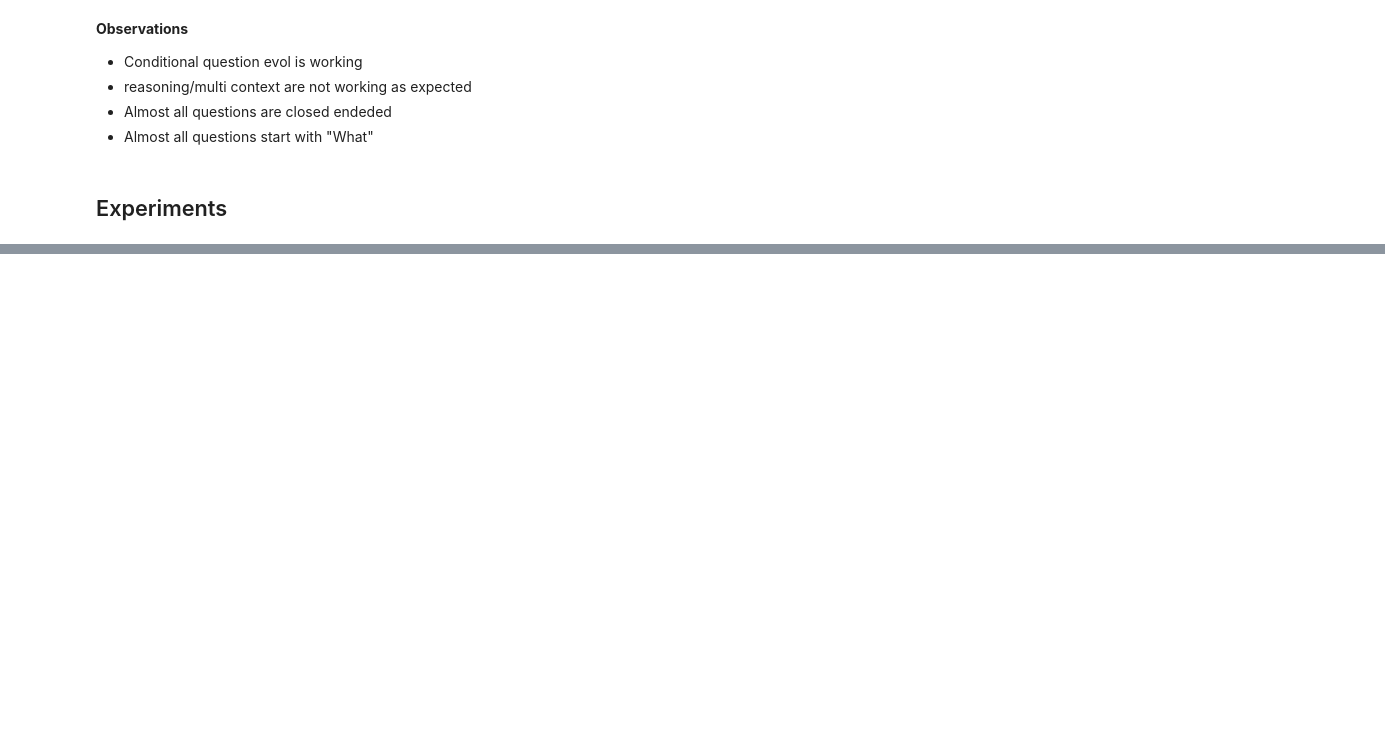
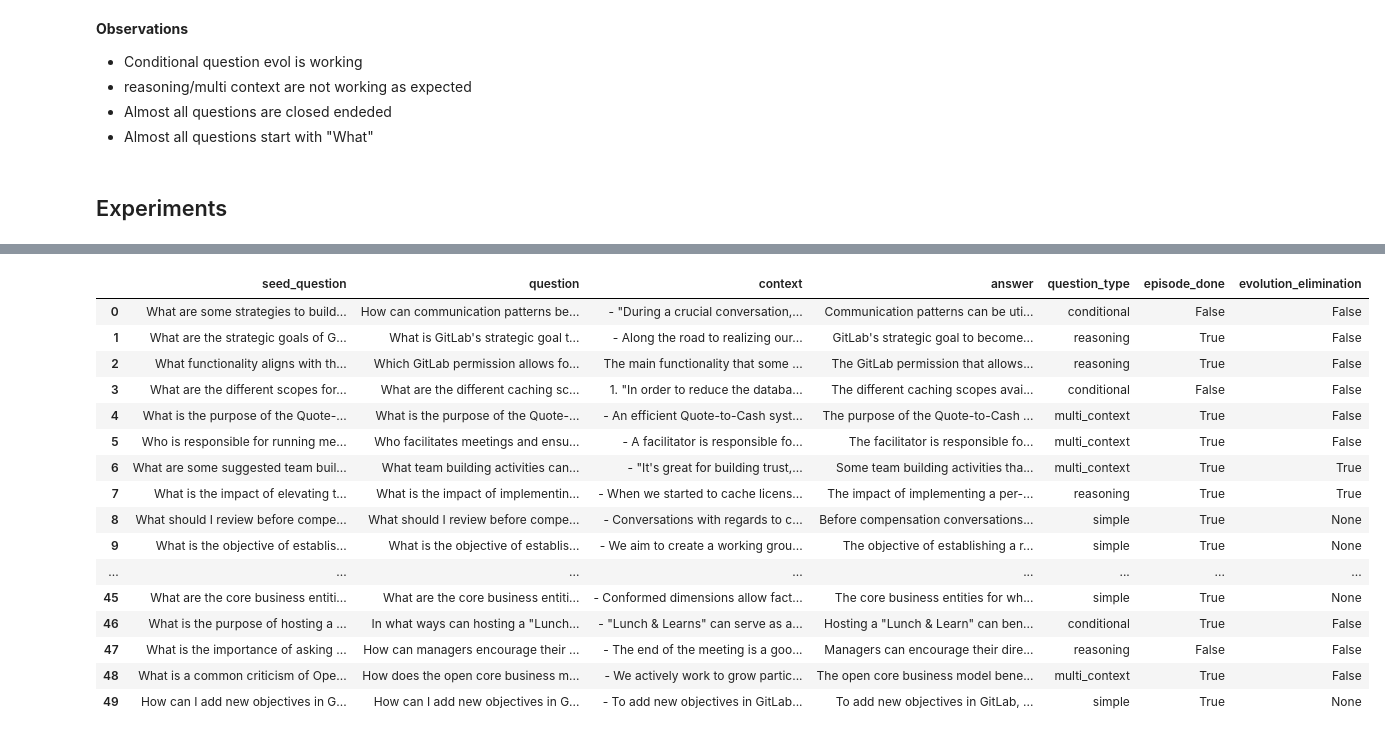
Before and after one commit to explodinggradients/ragas, a Jupyter notebook: experimental/Testgeneration.ipynb, the cells around one changed output, grey strips where cells are left out. Cells and saved outputs as stored; diff of their text form; code cells hidden in the pictures; blank space fills up the shorter version.

Commit message:
cusotmizes test generation

```diff
--- a/experimental/Testgeneration.ipynb
+++ b/experimental/Testgeneration.ipynb
@@ -148,8 +75,12 @@ class RagasMdReader(MarkdownReader):
 
     def get_local_metadata(self, text):
 
+        hyperlinks = {}
         pattern = r"\[(.*?)\]\((?!https)(.*?)\)"
-        return re.findall(pattern, text)
+        for k,v in re.findall(pattern, text):
+            if 'http' not in v and len(k.split())<=3 and v.split('/')[-1].startswith('#'):
+                hyperlinks[k] = v
+        return hyperlinks
 
     def load_data(
         self, file: Path, extra_info: Optional[Dict] = None
@@ -184,7 +115,13 @@ from ragas.testset.prompts import SEED_QUESTION
 # %%
-loader = SimpleDirectoryReader("/Users/shahules/Myprojects/rag-experiments/gitlab-handbook/data/handbook/communication/",
-                               recursive=True,
-                              file_extractor={".md":md_reader},
-                            file_metadata=RagasMdReader.get_file_metadata)
+dirs = [
+    "/Users/shahules/Myprojects/rag-experiments/gitlab-handbook/data/handbook/leadership/",
+    "/Users/shahules/Myprojects/rag-experiments/gitlab-handbook/data/handbook/company/",
+]
+documents = []
+for dir_path in dirs:
+    loader = SimpleDirectoryReader(dir_path,
+                                   recursive=True,
+                                  file_extractor={".md":md_reader},
+                                file_metadata=RagasMdReader.get_file_metadata)
+
+    documents.extend(loader.load_data())
-# %%
-documents = loader.load_data()
@@ -212,0 +134,2 @@ prompt = SEED_QUESTION.prompt.template.format(context=documents[5].get_content()
+# %%
+testset = testsetgenerator.generate(documents, test_size=50)
@@ -212,0 +227,20 @@ prompt = SEED_QUESTION.prompt.template.format(context=documents[5].get_content()
+# %%
+testset.to_pandas()
+# %% [output]
+|  | seed_question | question | context | answer | question_type | episode_done | evolution_elimination |
+| 0 | What are some strategies to build... | How can communication patterns be... | - "During a crucial conversation,... | Communication patterns can be uti... | conditional | False | False |
+| 1 | What are the strategic goals of G... | What is GitLab's strategic goal t... | - Along the road to realizing our... | GitLab's strategic goal to become... | reasoning | True | False |
+| 2 | What functionality aligns with th... | Which GitLab permission allows fo... | The main functionality that some ... | The GitLab permission that allows... | reasoning | True | False |
+| 3 | What are the different scopes for... | What are the different caching sc... | 1. "In order to reduce the databa... | The different caching scopes avai... | conditional | False | False |
+| 4 | What is the purpose of the Quote-... | What is the purpose of the Quote-... | - An efficient Quote-to-Cash syst... | The purpose of the Quote-to-Cash ... | multi_context | True | False |
+| 5 | Who is responsible for running me... | Who facilitates meetings and ensu... | - A facilitator is responsible fo... | The facilitator is responsible fo... | multi_context | True | False |
+| 6 | What are some suggested team buil... | What team building activities can... | - "It's great for building trust,... | Some team building activities tha... | multi_context | True | True |
+| 7 | What is the impact of elevating t... | What is the impact of implementin... | - When we started to cache licens... | The impact of implementing a per-... | reasoning | True | True |
+| 8 | What should I review before compe... | What should I review before compe... | - Conversations with regards to c... | Before compensation conversations... | simple | True | None |
+| 9 | What is the objective of establis... | What is the objective of establis... | - We aim to create a working grou... | The objective of establishing a r... | simple | True | None |
+| ... | ... | ... | ... | ... | ... | ... | ... |
+| 45 | What are the core business entiti... | What are the core business entiti... | - Conformed dimensions allow fact... | The core business entities for wh... | simple | True | None |
+| 46 | What is the purpose of hosting a ... | In what ways can hosting a "Lunch... | - "Lunch & Learns" can serve as a... | Hosting a "Lunch & Learn" can ben... | conditional | True | False |
+| 47 | What is the importance of asking ... | How can managers encourage their ... | - The end of the meeting is a goo... | Managers can encourage their dire... | reasoning | False | False |
+| 48 | What is a common criticism of Ope... | How does the open core business m... | - We actively work to grow partic... | The open core business model bene... | multi_context | True | False |
+| 49 | How can I add new objectives in G... | How can I add new objectives in G... | - To add new objectives in GitLab... | To add new objectives in GitLab, ... | simple | True | None |
```
Also changed, not shown: parts of 15 cells of this notebook, 2 other files.
